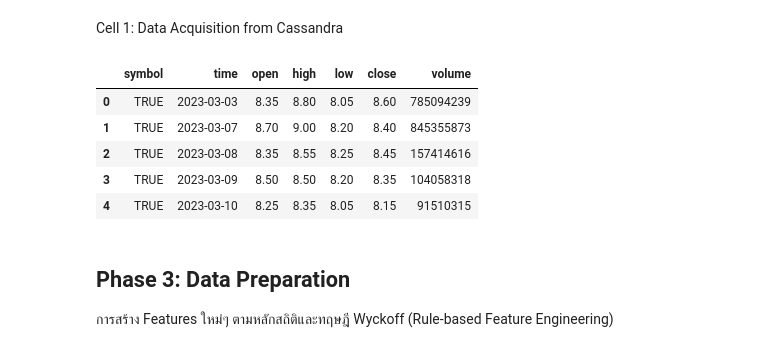
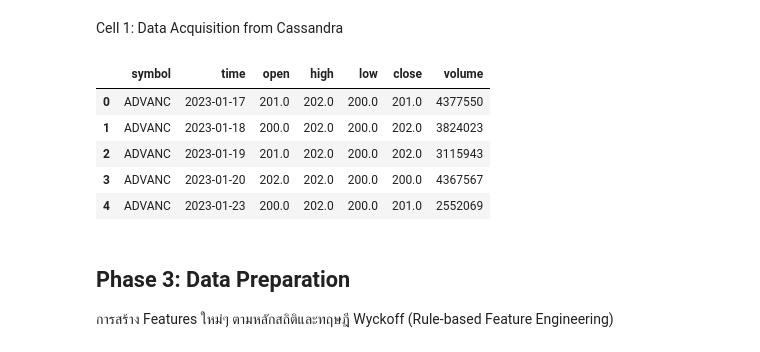
Before and after one commit to hilmanyusoh/stock_pattern, a Jupyter notebook: crisp-dm/crisp-dm_wyckoff_ml.ipynb, the cells around one changed output. Cells and saved outputs as stored; diff of their text form; code cells hidden in the pictures.

```diff
--- a/crisp-dm/crisp-dm_wyckoff_ml.ipynb
+++ b/crisp-dm/crisp-dm_wyckoff_ml.ipynb
@@ -10,34 +10,34 @@ Cell 1: Data Acquisition from Cassandra
 # %%
 # Database Connector
 from cassandra.cluster import Cluster
 import pandas as pd
 import numpy as np
 
 # ตั้งค่าการเชื่อมต่อและดึงข้อมูล Raw Data
 CASSANDRA_HOST = '127.0.0.1'
 CASSANDRA_PORT = 9042
-SYMBOL = 'TRUE'
+SYMBOL = 'ADVANC'
 
 def get_data(symbol):
     cluster = Cluster([CASSANDRA_HOST], port=CASSANDRA_PORT)
     session = cluster.connect('data_stock')
     # ดึงข้อมูลย้อนหลัง 3000 แท่งเพื่อความครอบคลุมของ Cycle
     query = f"SELECT symbol, time, open, high, low, close, volume FROM candlestick_data WHERE symbol = '{symbol}' LIMIT 3000 ALLOW FILTERING"
     df = pd.DataFrame(list(session.execute(query)))
     df['time'] = pd.to_datetime(df['time'])
     df.sort_values('time', inplace=True)
     cluster.shutdown()
     return df.reset_index(drop=True)
 
 df_raw = get_data(SYMBOL)
 df_raw.head() # ตรวจสอบความถูกต้องของข้อมูลเบื้องต้น
 # %% [output]
 |  | symbol | time | open | high | low | close | volume |
-| 0 | TRUE | 2023-03-03 | 8.35 | 8.80 | 8.05 | 8.60 | 785094239 |
-| 1 | TRUE | 2023-03-07 | 8.70 | 9.00 | 8.20 | 8.40 | 845355873 |
-| 2 | TRUE | 2023-03-08 | 8.35 | 8.55 | 8.25 | 8.45 | 157414616 |
-| 3 | TRUE | 2023-03-09 | 8.50 | 8.50 | 8.20 | 8.35 | 104058318 |
-| 4 | TRUE | 2023-03-10 | 8.25 | 8.35 | 8.05 | 8.15 | 91510315 |
+| 0 | ADVANC | 2023-01-17 | 201.0 | 202.0 | 200.0 | 201.0 | 4377550 |
+| 1 | ADVANC | 2023-01-18 | 200.0 | 202.0 | 200.0 | 202.0 | 3824023 |
+| 2 | ADVANC | 2023-01-19 | 201.0 | 202.0 | 200.0 | 202.0 | 3115943 |
+| 3 | ADVANC | 2023-01-20 | 202.0 | 202.0 | 200.0 | 200.0 | 4367567 |
+| 4 | ADVANC | 2023-01-23 | 200.0 | 202.0 | 200.0 | 201.0 | 2552069 |
 # %% [markdown]
 ## Phase 3: Data Preparation
 การสร้าง Features ใหม่ๆ ตามหลักสถิติและทฤษฎี Wyckoff (Rule-based Feature Engineering)
```
Also changed, not shown: parts of 1 cell of this notebook, 2 other files.
